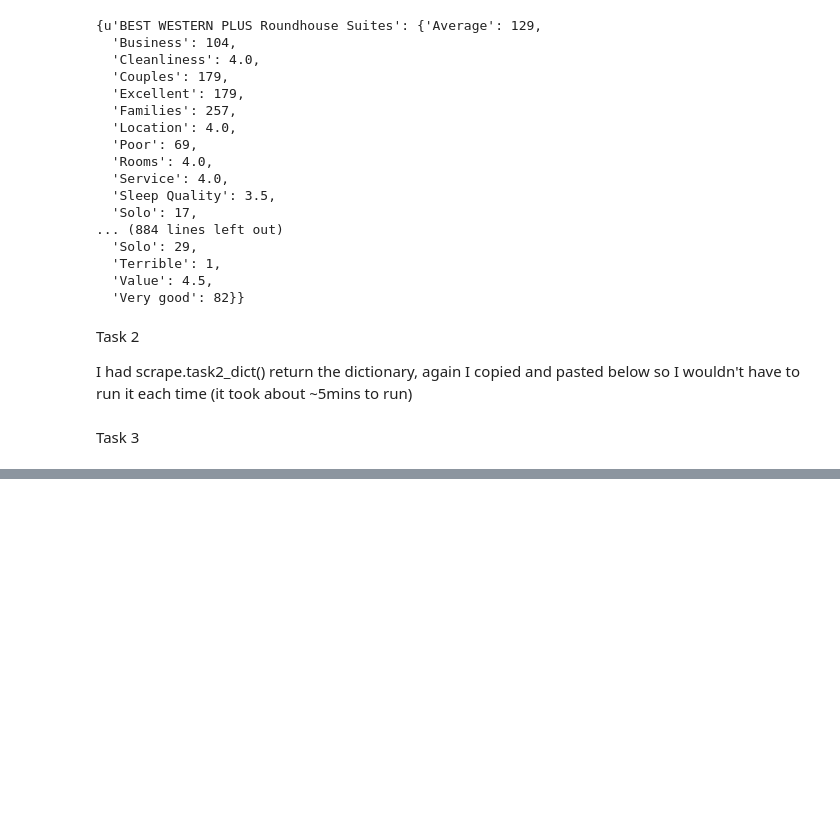
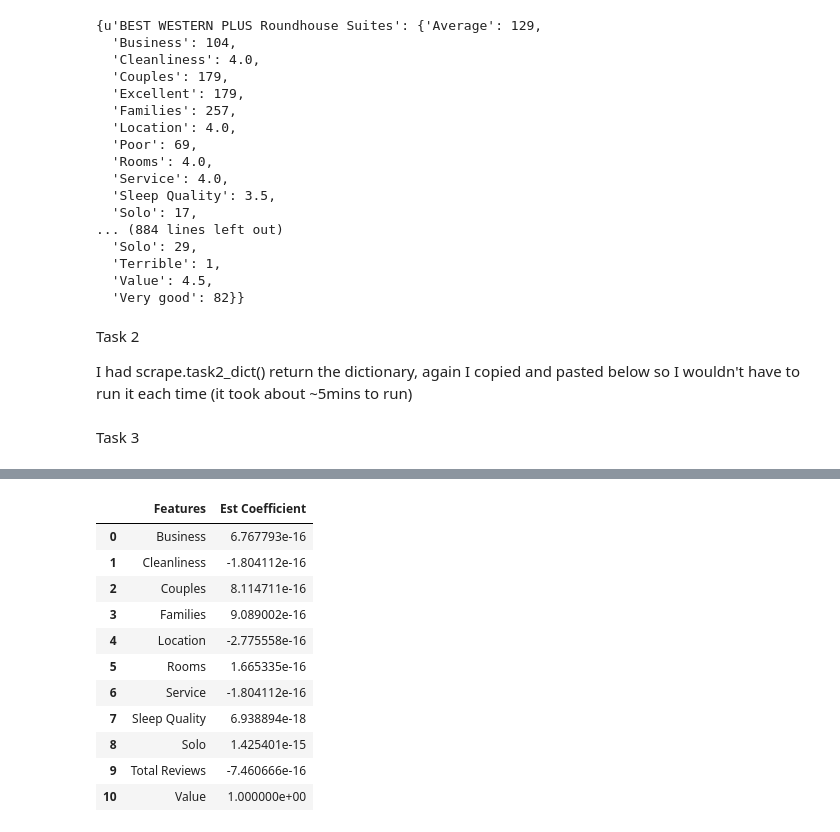
Before and after one commit to ggodinez/spring-2015-homeworks, a Jupyter notebook: submissions/Homework-5/5.Hotels.ipynb, the cells around one changed output, grey strips where cells are left out. Drawn from its saved outputs; the diff is of its cells as text; code cells hidden in the pictures; blank space fills up the shorter version.

Commit message:
Second commit, small coefficient calculations

```diff
--- a/submissions/Homework-5/5.Hotels.ipynb
+++ b/submissions/Homework-5/5.Hotels.ipynb
@@ -1061,3 +1079,22 @@ hotels_df
+# %%
+#Drops the 'AVG_Rating' column
+X = hotels_df.drop('AVG_Rating', axis=1)
+
+#Predicts the coefficient for each feature
+pd.DataFrame(zip(X.columns,lm.coef_),columns=['Features','Est Coefficient'])
+# %% [output]
+|  | Features | Est Coefficient |
+| 0 | Business | 6.767793e-16 |
+| 1 | Cleanliness | -1.804112e-16 |
+| 2 | Couples | 8.114711e-16 |
+| 3 | Families | 9.089002e-16 |
+| 4 | Location | -2.775558e-16 |
+| 5 | Rooms | 1.665335e-16 |
+| 6 | Service | -1.804112e-16 |
+| 7 | Sleep Quality | 6.938894e-18 |
+| 8 | Solo | 1.425401e-15 |
+| 9 | Total Reviews | -7.460666e-16 |
+| 10 | Value | 1.000000e+00 |
 # %%
 # Code for setting the style of the notebook
 from IPython.core.display import HTML
```
Also changed, not shown: parts of 2 cells of this notebook, 1 other file.
